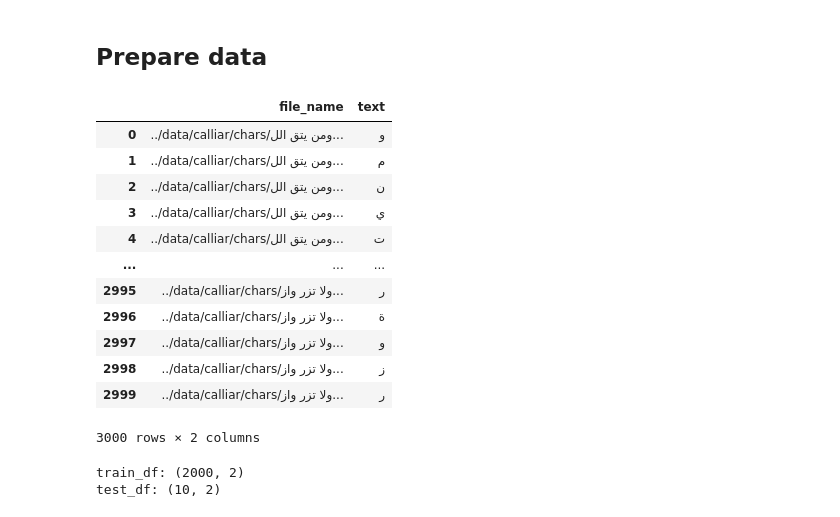
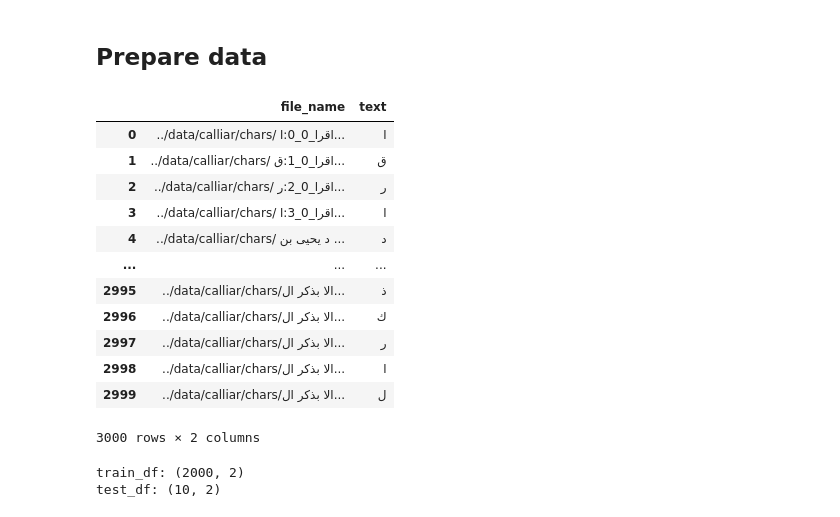
Before and after one commit to Mustapha-AJEGHRIR/arabic_calligraphy, a Jupyter notebook: notebooks/TrOCR.ipynb, the cells around one changed output. Drawn from its saved outputs; the diff is of its cells as text; code cells hidden in the pictures.

Commit message:
cleanning, prepare_calliar to scripts, solve refs

```diff
--- a/notebooks/TrOCR.ipynb
+++ b/notebooks/TrOCR.ipynb
@@ -16,25 +16,26 @@ drive.mount('/content/drive')
 # %%
 import pandas as pd
 import glob
 import os
 data_path = "../data/calliar/chars/"
 images = glob.glob(os.path.join(data_path, '*'))[:3000]
 df = pd.DataFrame(images, columns=["file_name"])
-df['text'] = df['file_name'].apply(lambda x: x.split("/")[-1].split("\uf03a")[-1][:-4]) # ":"
+# df['text'] = df['file_name'].apply(lambda x: x.split("/")[-1].split("\uf03a")[-1][:-4]) # ":"
+df['text'] = df['file_name'].apply(lambda x: x.split("/")[-1].split(":")[-1][:-4])
 df
 # %% [output]
 |  | file_name | text |
-| 0 | ../data/calliar/chars/ومن يتق الل... | و |
-| 1 | ../data/calliar/chars/ومن يتق الل... | م |
-| 2 | ../data/calliar/chars/ومن يتق الل... | ن |
-| 3 | ../data/calliar/chars/ومن يتق الل... | ي |
-| 4 | ../data/calliar/chars/ومن يتق الل... | ت |
+| 0 | ../data/calliar/chars/ اقرا_0_0:ا... | ا |
+| 1 | ../data/calliar/chars/ اقرا_0_1:ق... | ق |
+| 2 | ../data/calliar/chars/ اقرا_0_2:ر... | ر |
+| 3 | ../data/calliar/chars/ اقرا_0_3:ا... | ا |
+| 4 | ../data/calliar/chars/ د يحيى بن ... | د |
 | ... | ... | ... |
-| 2995 | ../data/calliar/chars/ولا تزر واز... | ر |
-| 2996 | ../data/calliar/chars/ولا تزر واز... | ة |
-| 2997 | ../data/calliar/chars/ولا تزر واز... | و |
-| 2998 | ../data/calliar/chars/ولا تزر واز... | ز |
-| 2999 | ../data/calliar/chars/ولا تزر واز... | ر |
+| 2995 | ../data/calliar/chars/الا بذكر ال... | ذ |
+| 2996 | ../data/calliar/chars/الا بذكر ال... | ك |
+| 2997 | ../data/calliar/chars/الا بذكر ال... | ر |
+| 2998 | ../data/calliar/chars/الا بذكر ال... | ا |
+| 2999 | ../data/calliar/chars/الا بذكر ال... | ل |
 3000 rows × 2 columns
 # %%
 from sklearn.model_selection import train_test_split
```
Also changed, not shown: parts of 1 cell of this notebook, 17 other files.
